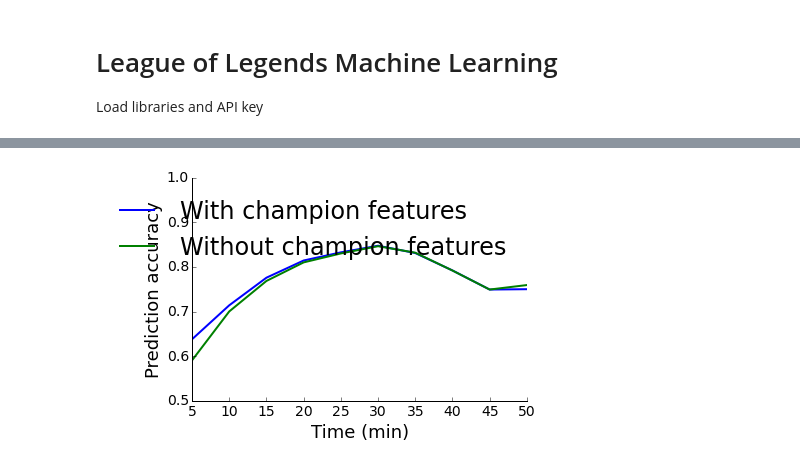
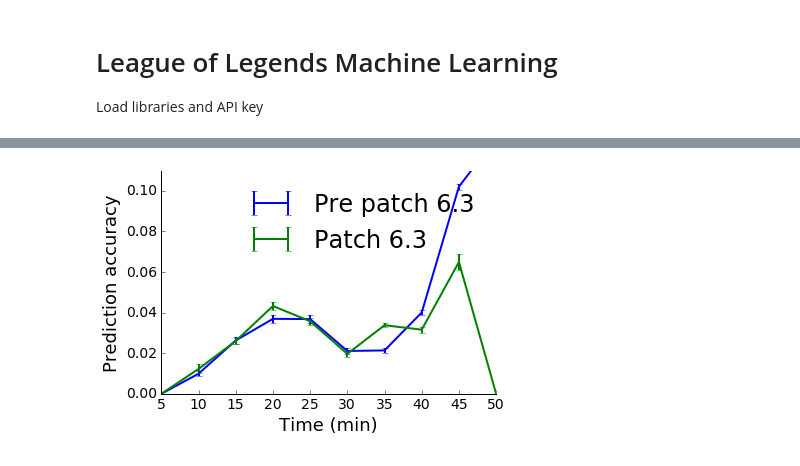
Before and after one commit to map222/lolML, a Jupyter notebook: notebooks/Dragon changes patch 6-3.ipynb, the cells around one changed output, grey strips where cells are left out. Cells and saved outputs as stored; diff of their text form; code cells hidden in the pictures.

Commit message:
Initial work on dragon patch

```diff
--- a/notebooks/Dragon changes patch 6-3.ipynb
+++ b/notebooks/Dragon changes patch 6-3.ipynb
@@ -63,5 +68,3 @@ def get_importances(cur_df, input_col):
     dragon_forest.fit(cur_sample[input_col], cur_sample['winner'])
     #pdb.set_trace()
     return dragon_forest.feature_importances_
-# %%
-importances = list(map( lambda x: get_importances( x, important_col), patch63_dfs ))
@@ -82,0 +71,10 @@ list(zip(important_col, importances[3]) )
+# %%
+def bootstrap_rf_importances(timeline_dfs, important_col, num_boots):
+    importances = np.zeros([num_boots, 10,12]) # 3D array of boots, time, and column
+    for i in range(num_boots):
+        importances[i,:] = list(map( lambda x: get_rf_importances( x, important_col), timeline_dfs ))
+    return importances
+# %%
+num_boots = 20
+patch62_importances = bootstrap_rf_importances(patch62_dfs, important_col, num_boots)
+patch63_importances = bootstrap_rf_importances(patch63_dfs, important_col, num_boots)
@@ -83,11 +86,16 @@ list(zip(important_col, importances[3]) )
+# %%
+patch62_dragon_means = np.mean(patch62_importances[:, :, 2], axis = 0)
+patch63_dragon_means = np.mean(patch63_importances[:, :, 2], axis = 0)
+patch62_dragon_stes = np.std(patch62_importances[:, :, 2], axis = 0) / np.sqrt(num_boots)
+patch63_dragon_stes = np.std(patch63_importances[:, :, 2], axis = 0) / np.sqrt(num_boots)
 # %%
-plt.plot(time_indices, np.mean(champ_scores, 1), label = 'With champion features')
-plt.plot(time_indices, np.mean(simple_scores, 1), label = 'Without champion features')
-plt.ylim( 0.5, 1)
+plt.errorbar(time_indices, patch62_dragon_means, patch62_dragon_stes, label = 'Pre patch 6.3')
+plt.errorbar(time_indices, patch63_dragon_means, patch63_dragon_stes, label = 'Patch 6.3')
+plt.ylim( 0, 0.11)
 plt.xlabel('Time (min)', fontsize = 18)
 plt.ylabel('Prediction accuracy', fontsize = 18)
 plt.xticks(time_indices)
 lol_plt.prettify_axes(plt.gca())
 plt.legend(frameon=False);
 # %% [output]
-[figure, old version]
+[figure, new version]
```
Also changed, not shown: parts of 28 cells of this notebook.
